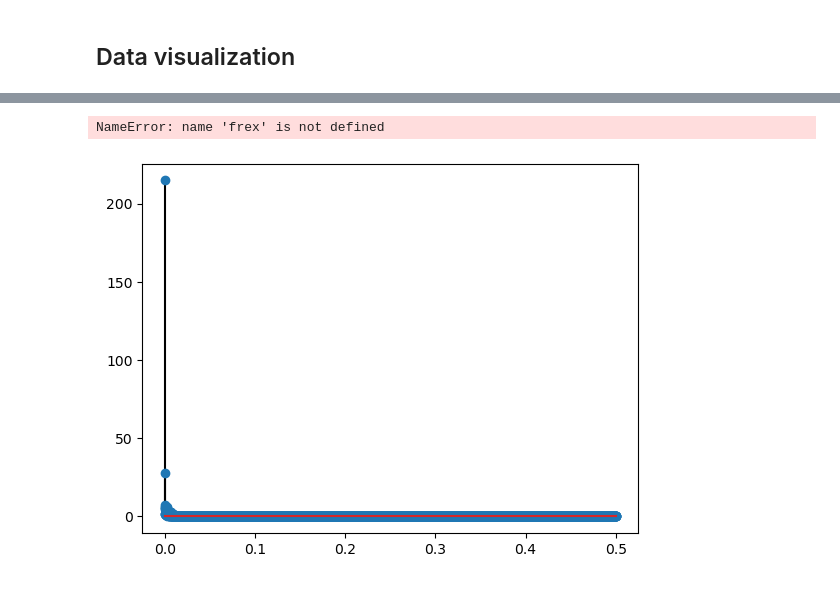
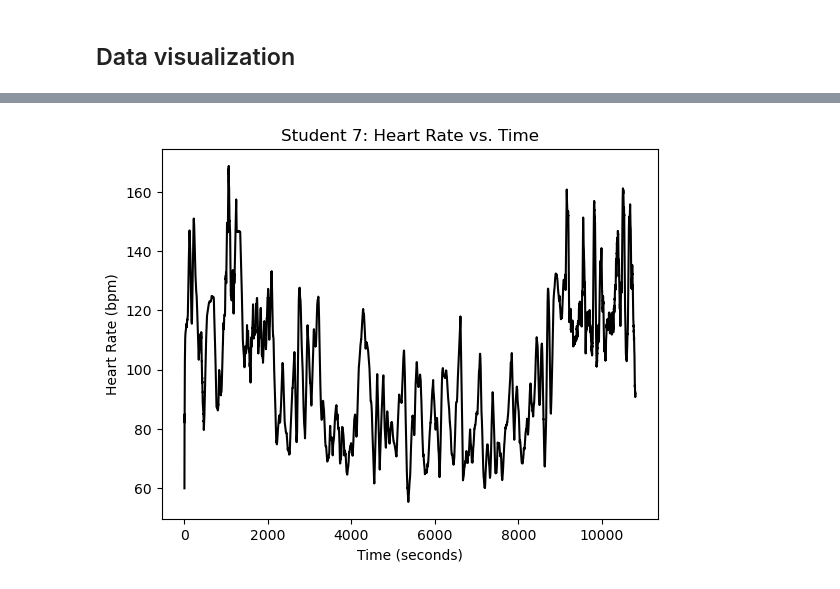
Before and after one commit to jsForeroBiomed/wearable-stress-exam-performance, a Jupyter notebook: Physiological-signals.ipynb, the cells around one changed output, grey strips where cells are left out. Saved outputs shown, nothing was run; the diff lists cells and outputs as text; code cells hidden in the pictures.

Commit message:
Modify variables and fix the code after issues due to name variables.
Reorganized polynomial fit code and Bayes information criteria code in order to fix issues with `np.polyfit` function.

```diff
--- a/Physiological-signals.ipynb
+++ b/Physiological-signals.ipynb
@@ -207,11 +208,8 @@ bvp_data = extract_physio_dict('BVP', students_list, exam_list, students_dict)
 # %% [markdown]
 ## Data visualization
 # %%
-srate = time_freq_dict['S10']['Midterm 2']['HR'].loc['Sample rate', :].values
-print(srate)
-
-signal = heart_rate['S10 + Midterm 2']
-n = len(signal)
+# Defining signal parameters
+srate = int(time_freq_dict['S7']['Midterm 2']['HR'].loc['Sample rate', :])
+original_signal = heart_rate['S7 + Midterm 2']
+n = len(original_signal)
 t = np.arange(0, n) / srate
-
-print(t)
@@ -296,10 +216,11 @@ hz = np.linspace(0,srate/2,int(np.floor(n/2)+1))
-# %%
-plt.stem(hz,signalAmp[0:len(hz)],'k')
-plt.xlim([0,np.max(frex)*3])
-plt.xlabel('Frequency (Hz)')
-plt.ylabel('Amplitude')
-plt.title('Frequency domain')
-plt.show()
-# %% [output]
-NameError: name 'frex' is not defined
-[figure, removed]
+# %%
+# Plotting original signal for Heart Rate.
+fig, ax = plt.subplots(1, 1)
+ax.plot(t, original_signal, 'k')
+ax.set_title('Student 7: Heart Rate vs. Time')
+ax.set_xlabel('Time (seconds)')
+ax.set_ylabel('Heart Rate (bpm)')
+
+plt.show()
+# %% [output]
+[figure, added]
```
Also changed, not shown: parts of 7 cells of this notebook.
